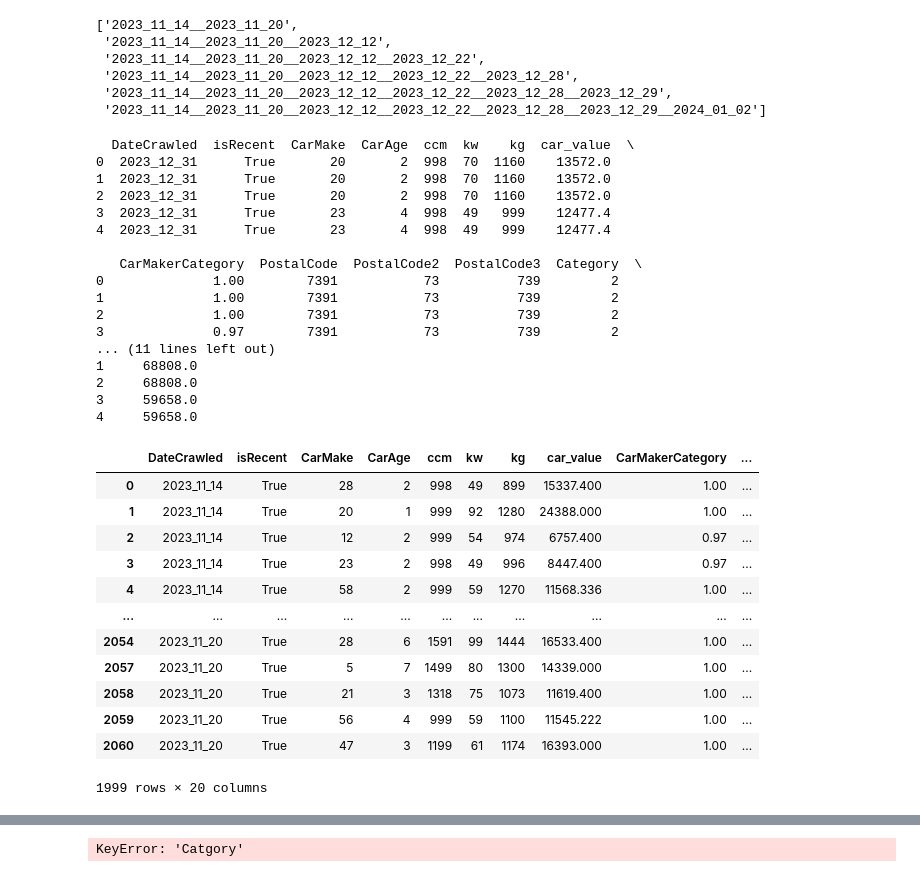
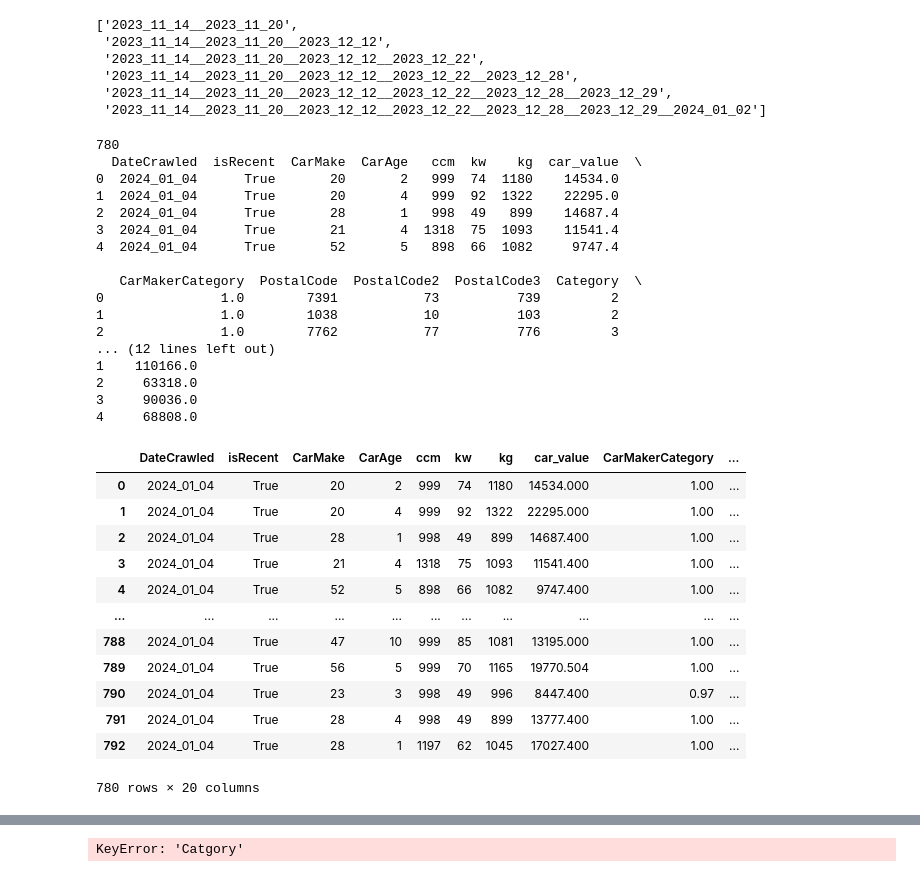
Before and after one commit to asdasde/market_models, a Jupyter notebook: notebooks/3_model_analysis.ipynb, the cells around one changed output, grey strips where cells are left out. Drawn from its saved outputs; the diff is of its cells as text; code cells hidden in the pictures.

```diff
--- a/notebooks/3_model_analysis.ipynb
+++ b/notebooks/3_model_analysis.ipynb
@@ -32,11 +32,13 @@ dates_pref
  '2023_11_14__2023_11_20__2023_12_12__2023_12_22__2023_12_28__2023_12_29__2024_01_02']
 # %%
 service = 'netrisk_casco'
-data_name_benchmark = 'netrisk_casco_benchmark'
+data_name_benchmark = 'netrisk_casco_benchmark_v1'
 target_variable = 'KÖBE_price'
 
-
+dates_pref = []
 data_names = [f'{service}_{date}' for date in dates_pref]
+data_names += ['netrisk_casco_v2', 'netrisk_casco_v5' ,'netrisk_casco_v6']
+data_names += ['netrisk_casco_v10']
 model_names = [utils.get_model_name(data_name, target_variable) for data_name in data_names]
 
 data_path_benchmark = utils.get_processed_data_path(data_name_benchmark)
@@ -46,12 +48,15 @@ model_paths = [utils.get_model_path(model_name) for model_name in model_names]
 
 data_benchmark, features = utils.load_data(data_path_benchmark, features_path_benchmark, target_variable)
 
+print(data_benchmark.head())
+
 models = [None] * len(model_paths)
 for i in range(len(model_paths)):
     model = None
     try:
         model = utils.load_model(model_paths[i])
     except Exception as e:
+        print(model_paths[i])
         data, features = utils.load_data(utils.get_processed_data_path(data_names[i]), utils.get_features_path(data_names[i]), target_variable)
         tm.train_model_util(data, features, target_variable, is_classification = False)
         model = utils.load_model(model_paths[i])
@@ -65,38 +70,38 @@ errors = [mean_absolute_error(prediction, data_benchmark[target_variable]) for p
 
 target_error = data_benchmark[target_variable].mean() * 0.03
 # %% [output]
-  DateCrawled  isRecent  CarMake  CarAge  ccm  kw    kg  car_value  \
-0  2023_12_31      True       20       2  998  70  1160    13572.0
-1  2023_12_31      True       20       2  998  70  1160    13572.0
-2  2023_12_31      True       20       2  998  70  1160    13572.0
-3  2023_12_31      True       23       4  998  49   999    12477.4
-4  2023_12_31      True       23       4  998  49   999    12477.4
+780
+  DateCrawled  isRecent  CarMake  CarAge   ccm  kw    kg  car_value  \
+0  2024_01_04      True       20       2   999  74  1180    14534.0
+1  2024_01_04      True       20       4   999  92  1322    22295.0
+2  2024_01_04      True       28       1   998  49   899    14687.4
+3  2024_01_04      True       21       4  1318  75  1093    11541.4
+4  2024_01_04      True       52       5   898  66  1082     9747.4
 
    CarMakerCategory  PostalCode  PostalCode2  PostalCode3  Category  \
-0              1.00        7391           73          739         2
-1              1.00        7391           73          739         2
-2              1.00        7391           73          739         2
-3              0.97        7391           73          739         2
-... (11 lines left out)
-1     68808.0
-2     68808.0
-3     59658.0
-4     59658.0
+0               1.0        7391           73          739         2
+1               1.0        1038           10          103         2
+2               1.0        7762           77          776         3
+... (12 lines left out)
+1    110166.0
+2     63318.0
+3     90036.0
+4     68808.0
-# %%
-data
-# %% [output]
-|  | DateCrawled | isRecent | CarMake | CarAge | ccm | kw | kg | car_value | CarMakerCategory | ... |
-| 0 | 2023_11_14 | True | 28 | 2 | 998 | 49 | 899 | 15337.400 | 1.00 | ... |
-| 1 | 2023_11_14 | True | 20 | 1 | 999 | 92 | 1280 | 24388.000 | 1.00 | ... |
-| 2 | 2023_11_14 | True | 12 | 2 | 999 | 54 | 974 | 6757.400 | 0.97 | ... |
-| 3 | 2023_11_14 | True | 23 | 2 | 998 | 49 | 996 | 8447.400 | 0.97 | ... |
-| 4 | 2023_11_14 | True | 58 | 2 | 999 | 59 | 1270 | 11568.336 | 1.00 | ... |
-| ... | ... | ... | ... | ... | ... | ... | ... | ... | ... | ... |
-| 2054 | 2023_11_20 | True | 28 | 6 | 1591 | 99 | 1444 | 16533.400 | 1.00 | ... |
-| 2057 | 2023_11_20 | True | 5 | 7 | 1499 | 80 | 1300 | 14339.000 | 1.00 | ... |
-| 2058 | 2023_11_20 | True | 21 | 3 | 1318 | 75 | 1073 | 11619.400 | 1.00 | ... |
-| 2059 | 2023_11_20 | True | 56 | 4 | 999 | 59 | 1100 | 11545.222 | 1.00 | ... |
-| 2060 | 2023_11_20 | True | 47 | 3 | 1199 | 61 | 1174 | 16393.000 | 1.00 | ... |
-1999 rows × 20 columns
+# %%
+data_benchmark
+# %% [output]
+|  | DateCrawled | isRecent | CarMake | CarAge | ccm | kw | kg | car_value | CarMakerCategory | ... |
+| 0 | 2024_01_04 | True | 20 | 2 | 999 | 74 | 1180 | 14534.000 | 1.00 | ... |
+| 1 | 2024_01_04 | True | 20 | 4 | 999 | 92 | 1322 | 22295.000 | 1.00 | ... |
+| 2 | 2024_01_04 | True | 28 | 1 | 998 | 49 | 899 | 14687.400 | 1.00 | ... |
+| 3 | 2024_01_04 | True | 21 | 4 | 1318 | 75 | 1093 | 11541.400 | 1.00 | ... |
+| 4 | 2024_01_04 | True | 52 | 5 | 898 | 66 | 1082 | 9747.400 | 1.00 | ... |
+| ... | ... | ... | ... | ... | ... | ... | ... | ... | ... | ... |
+| 788 | 2024_01_04 | True | 47 | 10 | 999 | 85 | 1081 | 13195.000 | 1.00 | ... |
+| 789 | 2024_01_04 | True | 56 | 5 | 999 | 70 | 1165 | 19770.504 | 1.00 | ... |
+| 790 | 2024_01_04 | True | 23 | 3 | 998 | 49 | 996 | 8447.400 | 0.97 | ... |
+| 791 | 2024_01_04 | True | 28 | 4 | 998 | 49 | 899 | 13777.400 | 1.00 | ... |
+| 792 | 2024_01_04 | True | 28 | 1 | 1197 | 62 | 1045 | 17027.400 | 1.00 | ... |
+780 rows × 20 columns
 # %%
 plt.figure(figsize = (12, 7))
```
Also changed, not shown: parts of 7 cells of this notebook, 8 other files.
